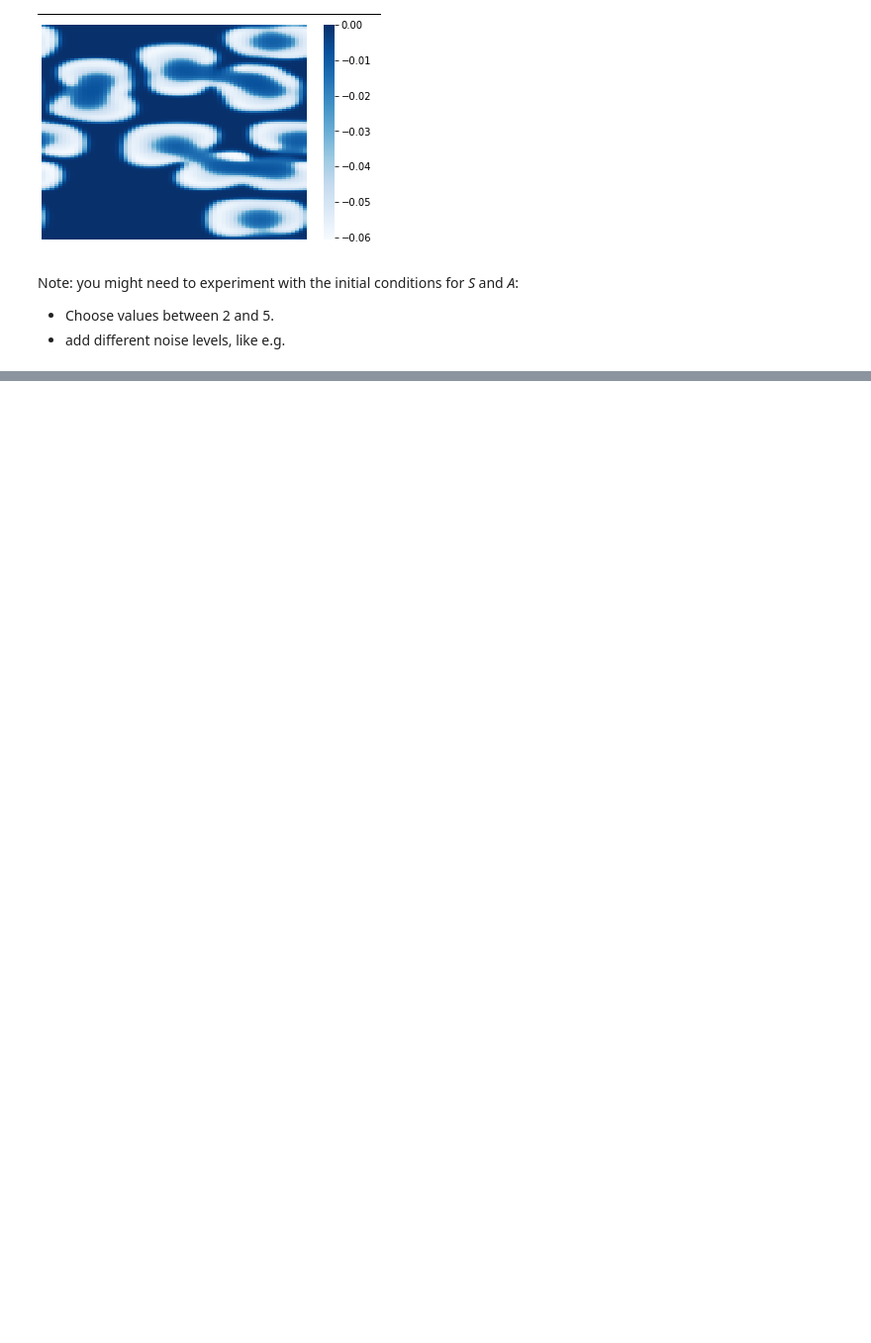
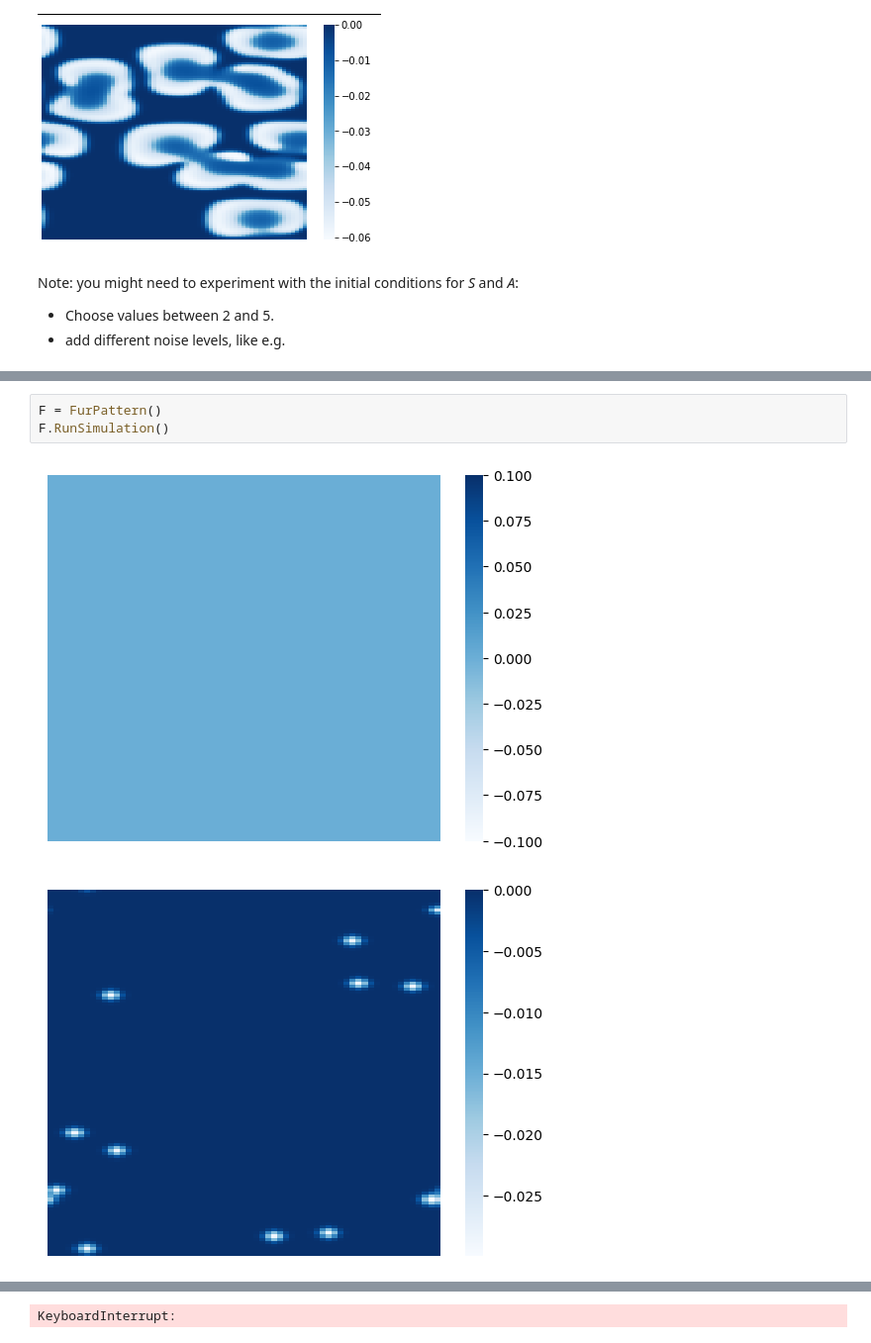
Before and after one commit to sibhisakthivel/reaction-diffusion-simulation, a Jupyter notebook: reaction-diffusion-simulation.ipynb, the cells around one changed output, grey strips where cells are left out. Shown at 99% size. Cells and saved outputs as stored; diff of their text form; blank space fills up the shorter version.

Commit message:
adjusted plot ouputs

```diff
--- a/reaction-diffusion-simulation.ipynb
+++ b/reaction-diffusion-simulation.ipynb
@@ -267,0 +304,6 @@ Adjusting the noise parameters will also impact the output of the simulation. Th
+# %%
+F = FurPattern()
+F.RunSimulation()
+# %% [output]
+[figure, added]
+[figure, added]
@@ -267,0 +315 @@ Adjusting the noise parameters will also impact the output of the simulation. Th
+KeyboardInterrupt:
```
Also changed, not shown: parts of 26 cells of this notebook, 1 other file.
